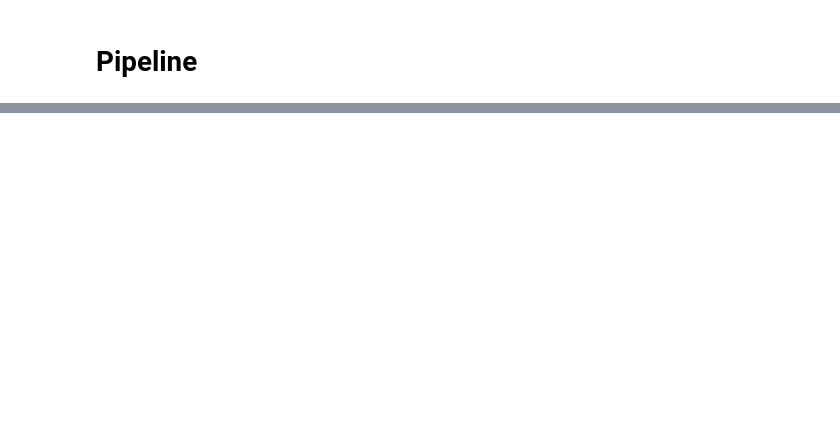
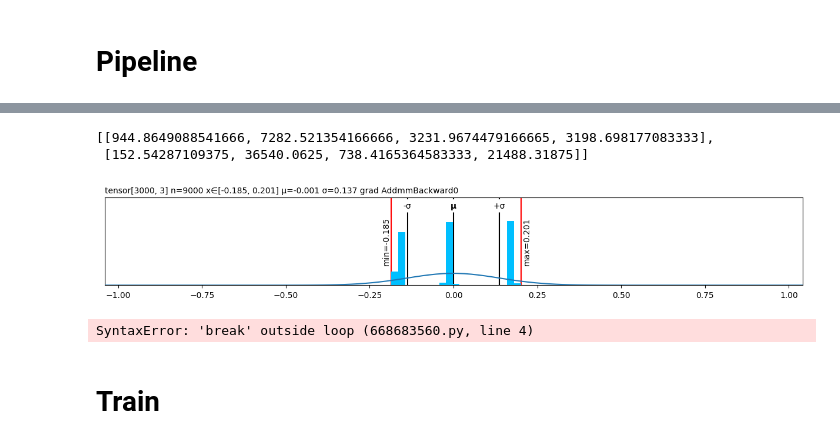
Before and after one commit to kilianovski/my-neural-fields, a Jupyter notebook: notebooks/draft_01/story_01_splitnet.ipynb, the cells around one changed output, grey strips where cells are left out. Cells and saved outputs as stored; diff of their text form; code cells hidden in the pictures; blank space fills up the shorter version.

```diff
--- a/notebooks/draft_01/story_01_splitnet.ipynb
+++ b/notebooks/draft_01/story_01_splitnet.ipynb
@@ -100,0 +178,37 @@ lt.monkey_patch()
+# %%
+layers = {}
+
+proposed_omegas = []
+for i, layer in enumerate(net.net):
+    if not hasattr(layer, 'linear'):
+        continue
+    W = layer.linear.weight
+    G = W.grad.detach().cpu()
+
+    G_tanh, G_sigmoid, G_sin, G_cos = G.chunk(4, dim=0)
+
+    proposed_omegas_layer = {
+        'G_tanh': 1 / G_tanh.std(),
+        'G_sigmoid': 1 / G_sigmoid.std(),
+        'G_sin': 1/ G_sin.std(),
+        'G_cos': 1 / G_cos.std()
+    }
+
+    # print( [v.item() for v in (proposed_omegas_layer.values())] )
+    proposed_omegas.append([v.item() for v in (proposed_omegas_layer.values())])
+
+proposed_omegas = np.array(proposed_omegas) / 30
+proposed_omegas.tolist()
+# %% [output]
+[[944.8649088541666, 7282.521354166666, 3231.9674479166665, 3198.698177083333],
+ [152.54287109375, 36540.0625, 738.4165364583333, 21488.31875]]
+# %%
+h.plt
+# %% [output]
+[figure, added]
+# %%
+break
+# %% [output]
+SyntaxError: 'break' outside loop (668683560.py, line 4)
+# %% [markdown]
+# Train
```
Also changed, not shown: parts of 36 cells of this notebook, 22 other files.
